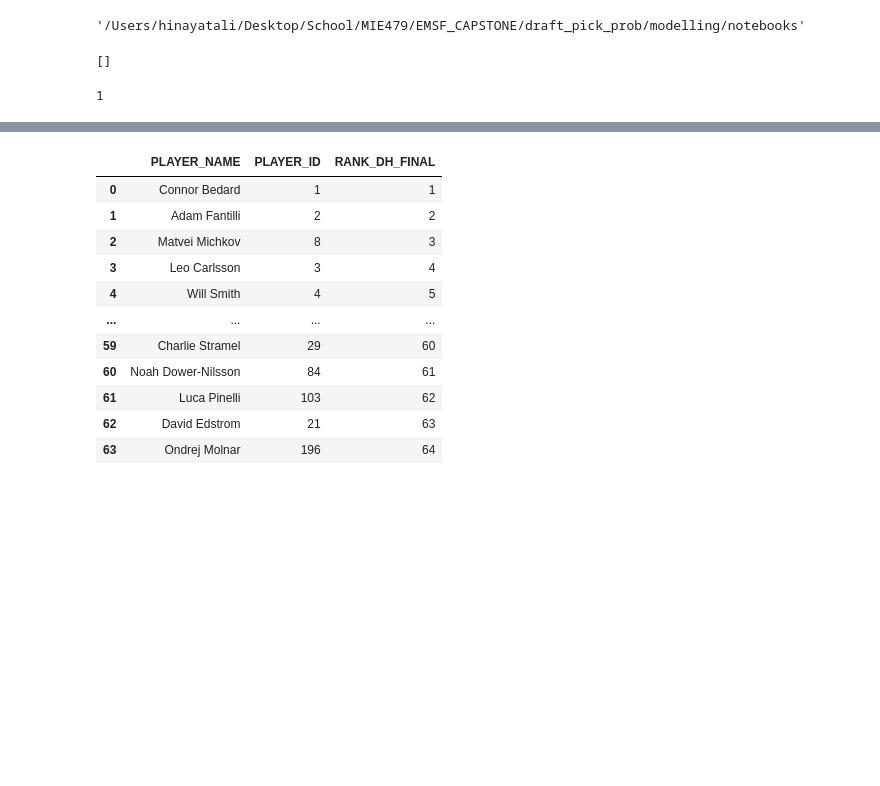
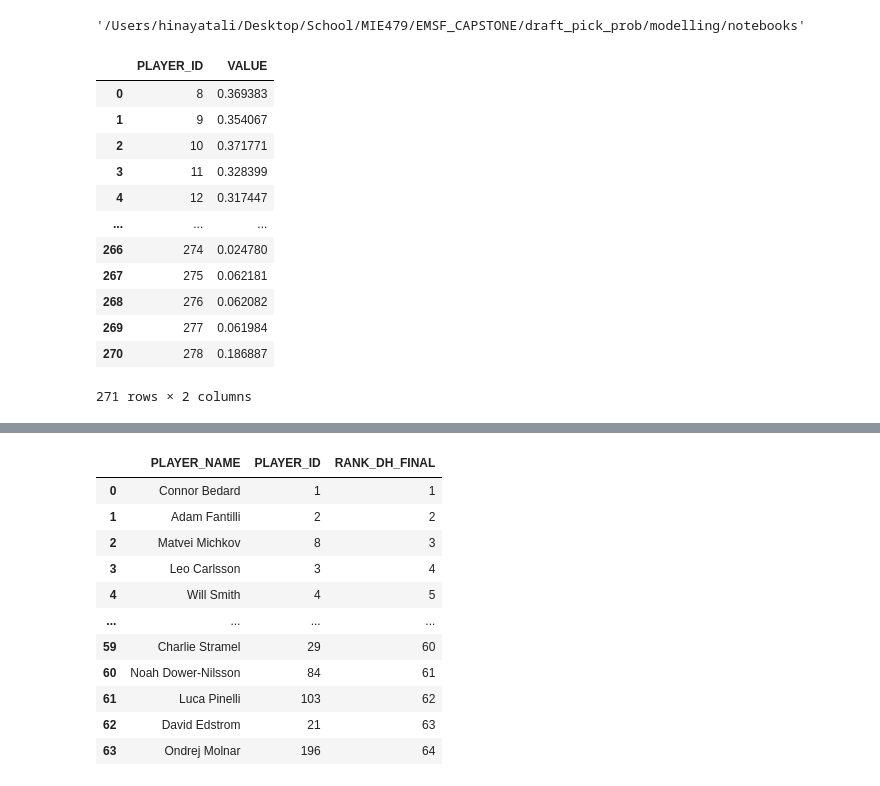
Before and after one commit to hinayatali9/EMSF_CAPSTONE, a Jupyter notebook: draft_pick_prob/modelling/notebooks/pick_prob_testing.ipynb, the cells around one changed output, grey strips where cells are left out. Saved outputs shown, nothing was run; the diff lists cells and outputs as text; code cells hidden in the pictures; blank space fills up the shorter version.

```diff
--- a/draft_pick_prob/modelling/notebooks/pick_prob_testing.ipynb
+++ b/draft_pick_prob/modelling/notebooks/pick_prob_testing.ipynb
@@ -15,36 +15,49 @@ os.getcwd()
 import extract_probabilities
 
 import importlib
 import warnings
 warnings.filterwarnings('ignore')
 importlib.reload(extract_probabilities)
 
 personal_path = os.getcwd()
 personal_path= personal_path[:(personal_path.find("EMSF_CAPSTONE")+ len("EMSF_CAPSTONE/"))].replace("\\", "/")
 
 lw = 1
 rw = 1
 c = 1
-ld = 0
-rd = 0
-g = 0
+ld = 1
+rd = 1
+g = 1
 
 pos_constraint = {'LW': lw, 'RW': rw, 'C': c, 'LD': ld, 'RD': rd, 'G': g}
 
 lw2 = 0
 rw2 = 0
 c2 = 0
 ld2 = 0
 rd2 = 0
 g2 = 0
 
 min_pos_constraint = {'LW': lw2, 'RW': rw2, 'C': c2, 'LD': ld2, 'RD': rd2, 'G': g2}
 
 player_rankings=pd.read_csv(str(personal_path) + 'PLAYER_IDS.csv')
 player_position=pd.read_csv(str(personal_path) + 'PLAYER_POSITIONS.csv')
 team_needs=pd.read_csv(str(personal_path) + 'Prospect Pool/percentiles.csv', index_col=0)
 
-extract_probabilities.determine_optimal_pick(player_rankings, player_position, team_needs, "CHI", [1, 19, 35, 44, 51, 55, 67, 93, 99, 131, 195], [], pos_constraint, min_pos_constraint, 0.8)
+
+extract_probabilities.player_value(player_rankings, player_position, [1,2,3,4,5,6,7], 0.8, 'CHI')
+# extract_probabilities.determine_optimal_pick(player_rankings, player_position, team_needs, "MTL", [6, 12, 35, 44, 51, 55, 67, 93, 99, 131, 195], [1,3,2,4,5], pos_constraint, min_pos_constraint, 0.8)
 # %% [output]
+|  | PLAYER_ID | VALUE |
+| 0 | 8 | 0.369383 |
+| 1 | 9 | 0.354067 |
+| 2 | 10 | 0.371771 |
+| 3 | 11 | 0.328399 |
+| 4 | 12 | 0.317447 |
+| ... | ... | ... |
+| 266 | 274 | 0.024780 |
+| 267 | 275 | 0.062181 |
+| 268 | 276 | 0.062082 |
+| 269 | 277 | 0.061984 |
+| 270 | 278 | 0.186887 |
-[]
+271 rows × 2 columns
-1
```
Also changed, not shown: parts of 5 cells of this notebook.
